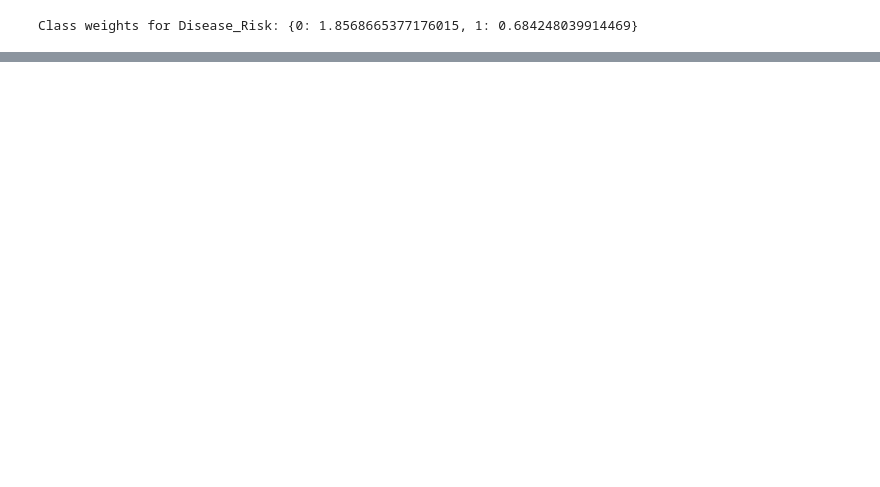
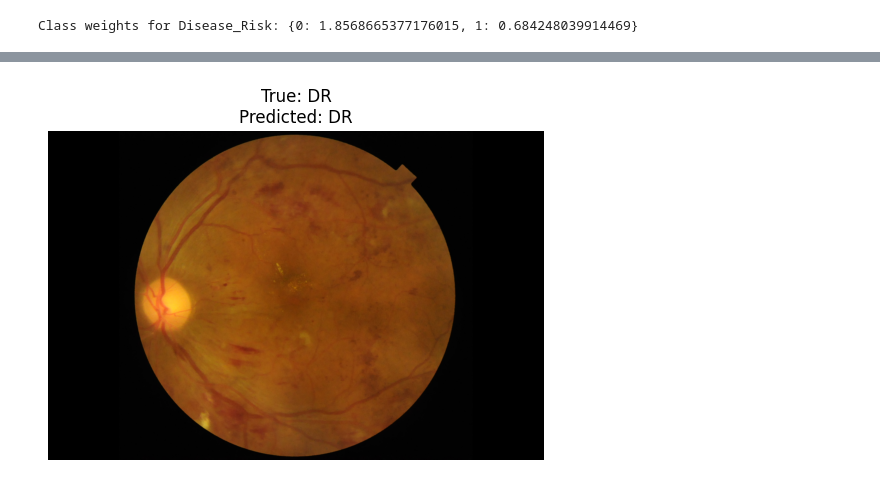
Before and after one commit to VirajBhagiya/Retinal-Disease-Classification, a Jupyter notebook: minor-version1.ipynb, the cells around one changed output, grey strips where cells are left out. Drawn from its saved outputs; the diff is of its cells as text; code cells hidden in the pictures; blank space fills up the shorter version.

```diff
--- a/minor-version1.ipynb
+++ b/minor-version1.ipynb
@@ -391,2 +338,5 @@ plt.show()
 # %%
 model.save("retinal_disease_classifier.keras")
+# %%
+# Load the best model from the Keras file
+model = load_model("retinal_disease_classifier.keras")
@@ -392,0 +351,11 @@ model.save("retinal_disease_classifier.keras")
+# %%
+def preprocess_image(img_path, target_size=(224, 224)):
+    img = load_img(img_path, target_size=target_size)
+    img_array = img_to_array(img) / 255.0  # Normalize to [0, 1]
+    return np.expand_dims(img_array, axis=0)  # Add batch dimension
+# %%
+img_path = "retinal-disease-classification\\Test_Set\\Test\\206.png"
+preprocessed_img = preprocess_image(img_path)
+
+y_pred_prob = model.predict(preprocessed_img)
+y_pred_binary = (y_pred_prob >= 0.5).astype(int)  # Convert to binary (0 or 1)
@@ -392,0 +364,17 @@ model.save("retinal_disease_classifier.keras")
+# %%
+image_id = 206
+true_label = test_labels_filtered[test_labels_filtered["ID"] == image_id].iloc[0, 2:].values
+# %%
+y_pred_binary_diseases = y_pred_binary[0][:14]
+true_label_diseases = true_label[:14]
+
+diseases_present = np.array(selected_diseases)
+true_diseases = diseases_present[true_label_diseases == 1]
+predicted_diseases = diseases_present[y_pred_binary_diseases == 1]
+
+plt.imshow(load_img(img_path))
+plt.axis("off")
+plt.title("True: " + ", ".join(true_diseases) + "\nPredicted: " + ", ".join(predicted_diseases))
+plt.show()
+# %% [output]
+[figure, added]
```
Also changed, not shown: parts of 14 cells of this notebook.
